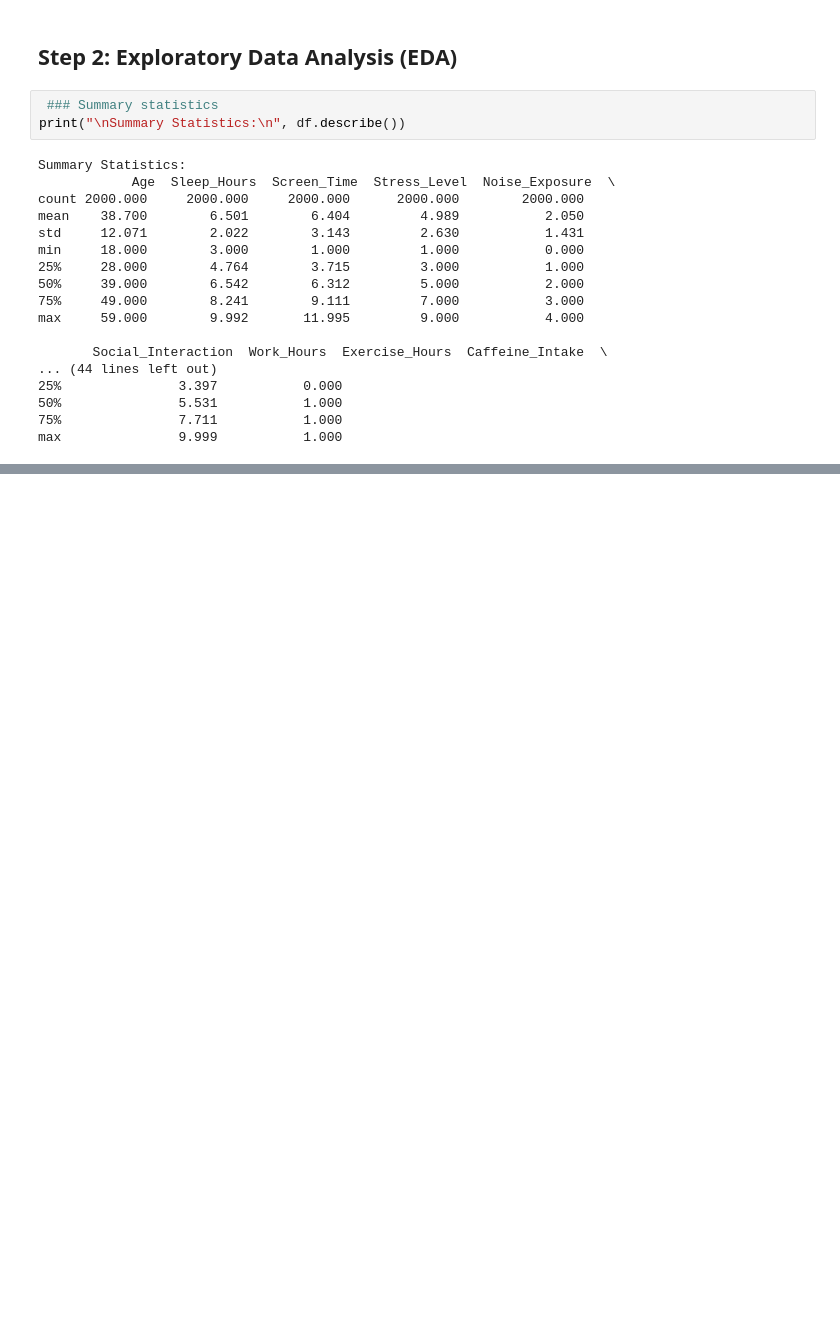
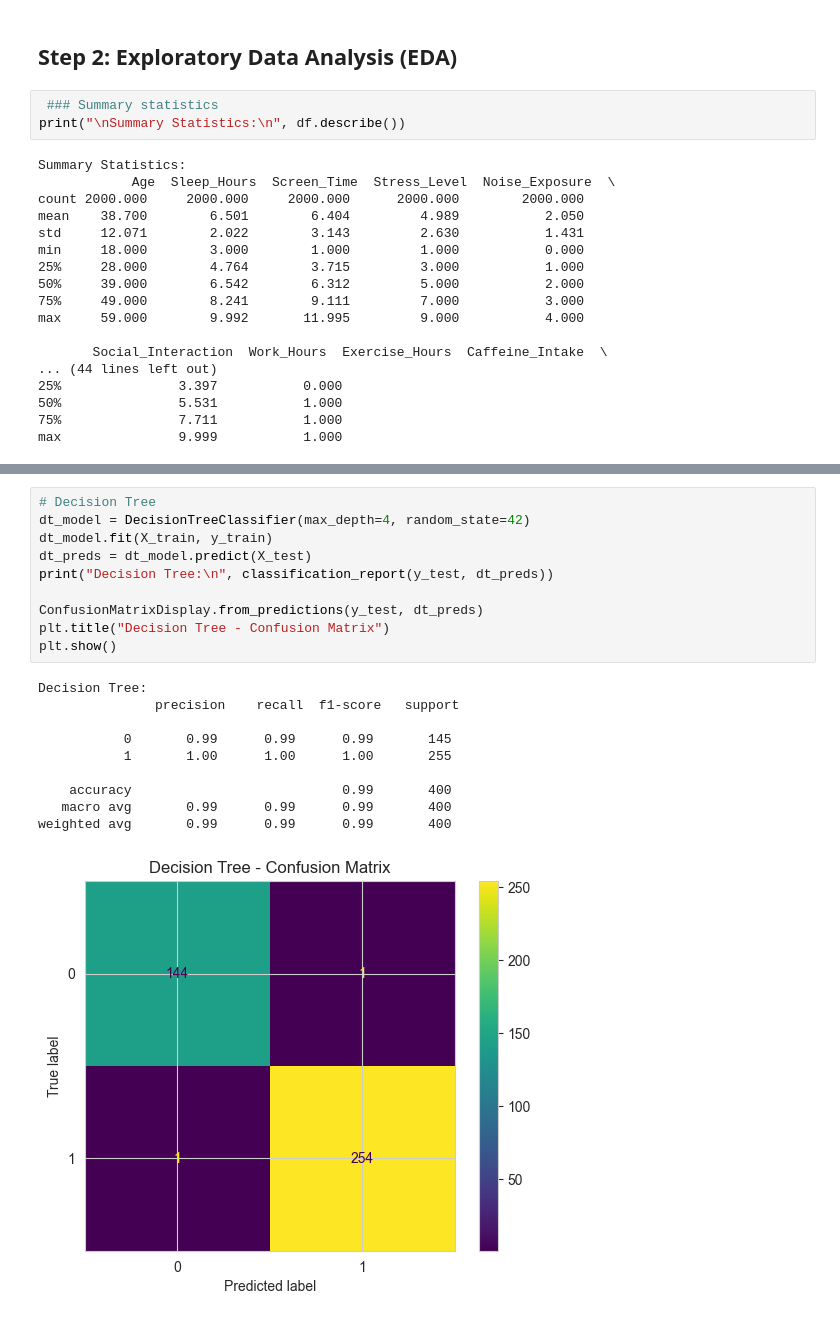
Before and after one commit to albertokabore/Albert_Data-Science-Capstone-Project-Overstimulation-Behaviour-and-Lifestyle-Analysis-, a Jupyter notebook: Albertkabore_ml.ipynb, the cells around one changed output, grey strips where cells are left out. Saved outputs shown, nothing was run; the diff lists cells and outputs as text; blank space fills up the shorter version.

```diff
--- a/Albertkabore_ml.ipynb
+++ b/Albertkabore_ml.ipynb
@@ -281,0 +580,21 @@ T-Test for Screen Time (High vs Low): t=18.58, p=0.0000
+# %%
+# Decision Tree
+dt_model = DecisionTreeClassifier(max_depth=4, random_state=42)
+dt_model.fit(X_train, y_train)
+dt_preds = dt_model.predict(X_test)
+print("Decision Tree:\n", classification_report(y_test, dt_preds))
+
+ConfusionMatrixDisplay.from_predictions(y_test, dt_preds)
+plt.title("Decision Tree - Confusion Matrix")
+plt.show()
+# %% [output]
+Decision Tree:
+               precision    recall  f1-score   support
+
+           0       0.99      0.99      0.99       145
+           1       1.00      1.00      1.00       255
+
+    accuracy                           0.99       400
+   macro avg       0.99      0.99      0.99       400
+weighted avg       0.99      0.99      0.99       400
+[figure, added]
```
Also changed, not shown: parts of 79 cells of this notebook.
